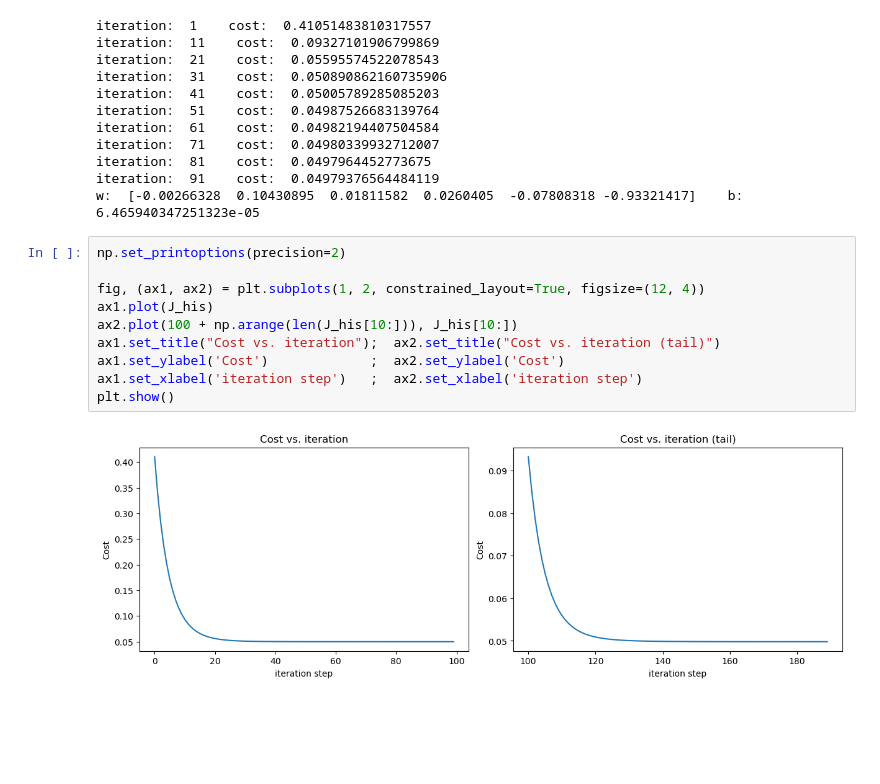
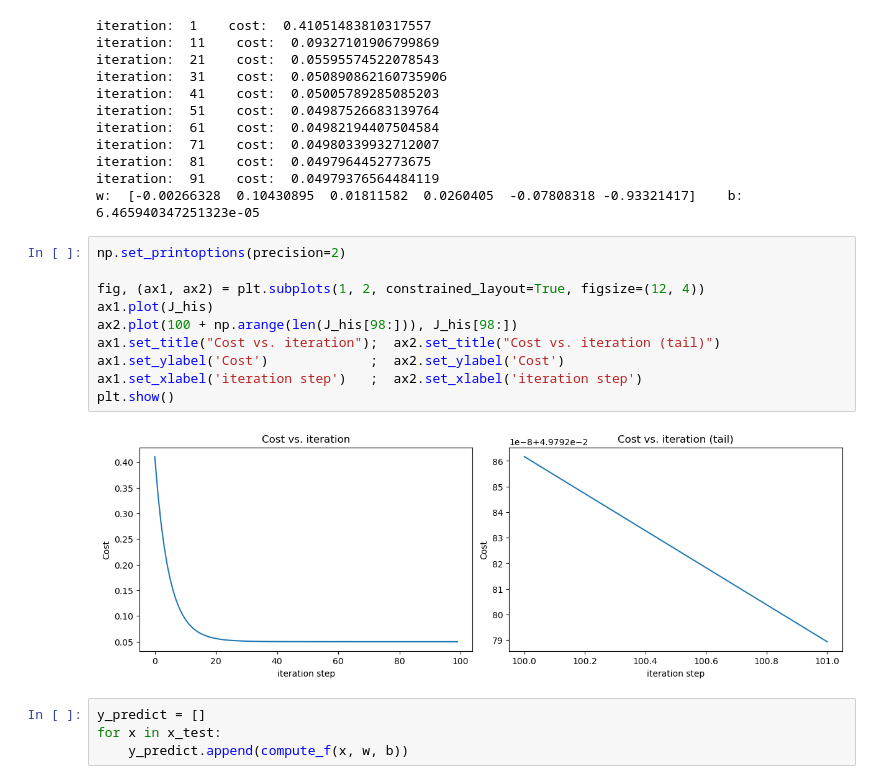
Before and after one commit to SheidaAbedpour/Search-Algorithms-and-Multiple-Linear-Regression, a Jupyter notebook: Predict_Price/PricePrediction_Jupyter.ipynb, the cells around one changed output. Cells and saved outputs as stored; diff of their text form; blank space fills up the shorter version.

```diff
--- a/Predict_Price/PricePrediction_Jupyter.ipynb
+++ b/Predict_Price/PricePrediction_Jupyter.ipynb
@@ -215,12 +187,16 @@ w:  [-0.00266328  0.10430895  0.01811582  0.0260405  -0.07808318 -0.93321417]
 # %%
 np.set_printoptions(precision=2)
 
 fig, (ax1, ax2) = plt.subplots(1, 2, constrained_layout=True, figsize=(12, 4))
 ax1.plot(J_his)
-ax2.plot(100 + np.arange(len(J_his[10:])), J_his[10:])
+ax2.plot(100 + np.arange(len(J_his[98:])), J_his[98:])
 ax1.set_title("Cost vs. iteration");  ax2.set_title("Cost vs. iteration (tail)")
 ax1.set_ylabel('Cost')             ;  ax2.set_ylabel('Cost')
 ax1.set_xlabel('iteration step')   ;  ax2.set_xlabel('iteration step')
 plt.show()
 # %% [output]
-[figure, old version]
+[figure, new version]
+# %%
+y_predict = []
+for x in x_test:
+    y_predict.append(compute_f(x, w, b))
```
Also changed, not shown: parts of 3 cells of this notebook.
